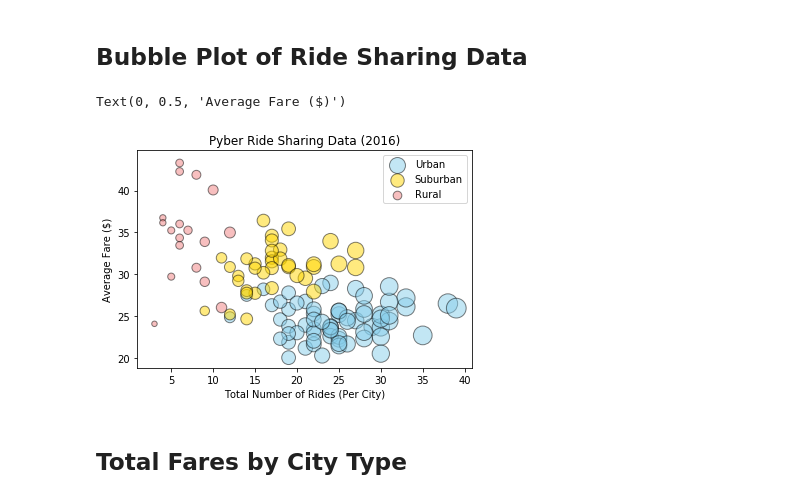
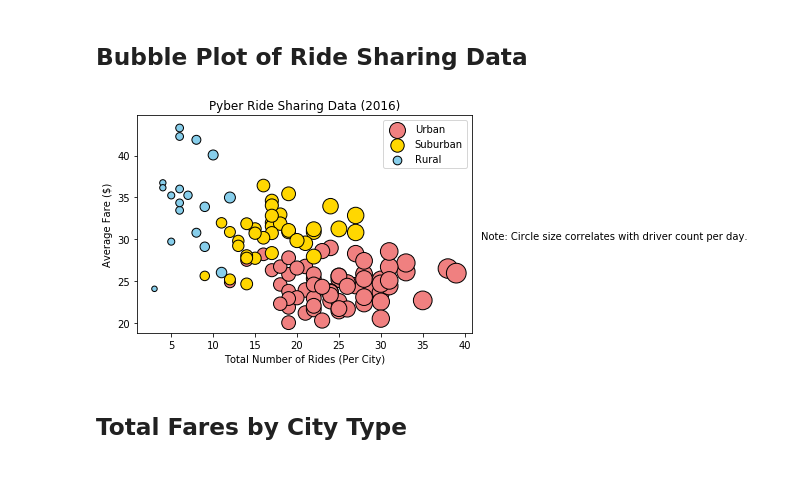
Before and after one commit to bossardaaron/matlib, a Jupyter notebook: bossard_pyber_starter.ipynb, the cells around one changed output. Cells and saved outputs as stored; diff of their text form; code cells hidden in the pictures.

```diff
--- a/bossard_pyber_starter.ipynb
+++ b/bossard_pyber_starter.ipynb
@@ -32,44 +32,40 @@ suburban = cityride.loc[(cityride["type"] == "Suburban")]
 rural = cityride.loc[(cityride["type"] == "Rural")]
 
 avg_fare_urban = urban.groupby(['city'])['fare'].mean()
 total_rides_urban = urban.groupby(['city']).count()['ride_id']
 total_drivers_urban = urban.groupby(['city'])['driver_count'].value_counts()
 
 avg_fare_suburban = suburban.groupby(['city'])['fare'].mean()
 total_rides_suburban = suburban.groupby(['city']).count()['ride_id']
 total_drivers_suburban = suburban.groupby(['city'])['driver_count'].value_counts()
 
 avg_fare_rural = rural.groupby(['city'])['fare'].mean()
 total_rides_rural = rural.groupby(['city']).count()['ride_id']
 total_drivers_rural = rural.groupby(['city'])['driver_count'].value_counts()
 
 # Build the scatter plots for each city types
-
-
 plt.scatter(total_rides_urban, avg_fare_urban,s=total_drivers_urban*10,
-            marker ='o', facecolors ="skyblue", edgecolors='black',alpha = 0.5, label="Urban")
+            marker ='o', facecolors ="lightcoral", edgecolors='black',alpha = 1, label="Urban")
 
 plt.scatter(total_rides_suburban, avg_fare_suburban,s=total_drivers_suburban*10,
-            marker ='o', facecolors ="gold", edgecolors='black',alpha = 0.5, label="Suburban")
+            marker ='o', facecolors ="gold", edgecolors='black',alpha = 1, label="Suburban")
 
 plt.scatter(total_rides_rural, avg_fare_rural,s=total_drivers_rural*10,
-            marker ='o', facecolors ="lightcoral", edgecolors='black',alpha = 0.5, label="Rural")
+            marker ='o', facecolors ="skyblue", edgecolors='black',alpha = 1, label="Rural")
 
-# Incorporate the other graph properties
-
-# Create a legend
+# Create a legend and incorporate the other graph properties
 plt.legend(loc="best")
 plt.title("Pyber Ride Sharing Data (2016)")
 plt.xlabel("Total Number of Rides (Per City)")
 plt.ylabel("Average Fare ($)")
-
+txtstr = "Note: Circle size correlates with driver count per day. "
 # Incorporate a text label regarding circle size
+plt.text(42, 30, txtstr, fontsize=10)
 
 # Save Figure
 plt.savefig("../Images/PyberRideSharing.png")
 # %% [output]
-Text(0, 0.5, 'Average Fare ($)')
-[figure, old version]
+[figure, new version]
 # %%
 # Show plot
 plt.show()
```
Also changed, not shown: parts of 3 cells of this notebook.
